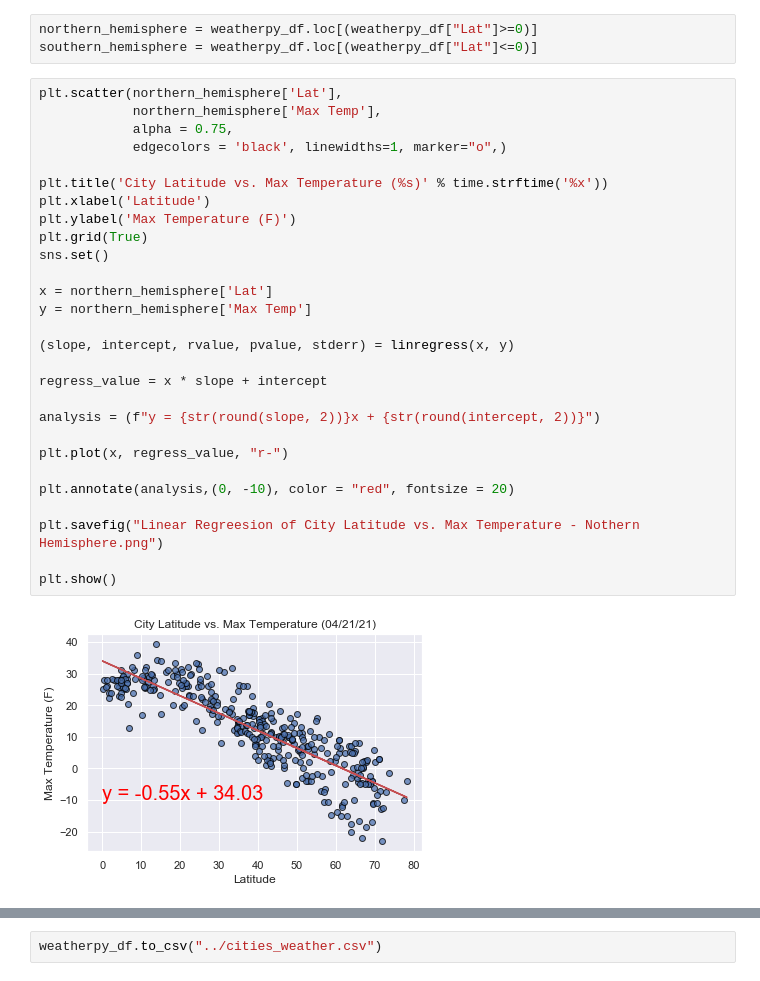
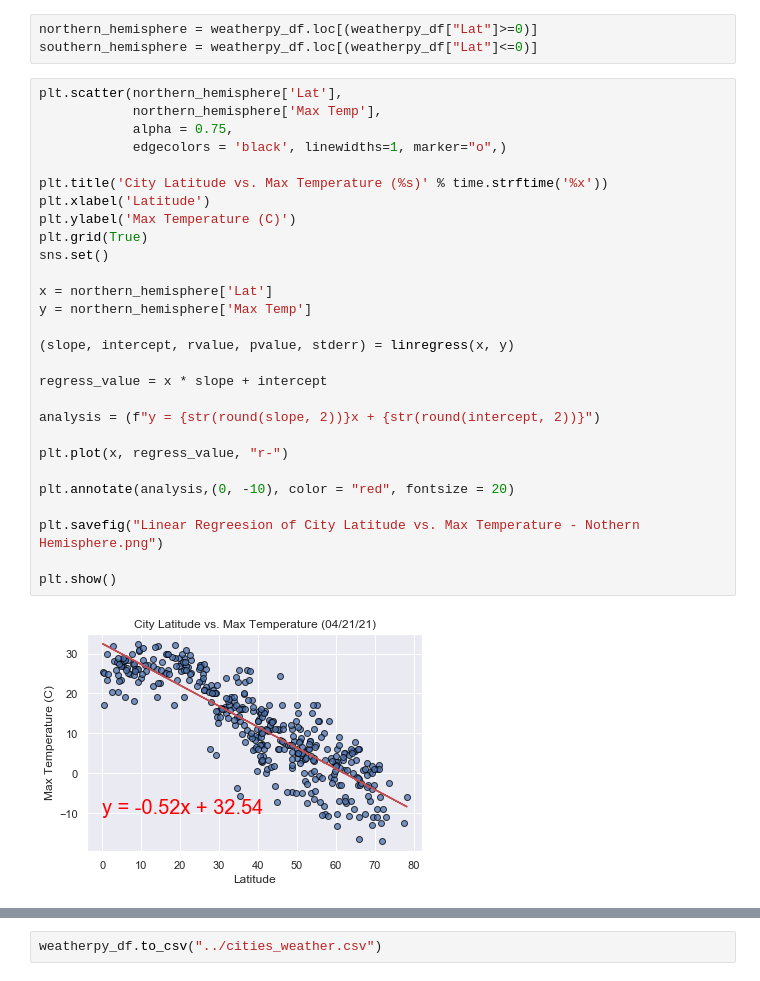
Before and after one commit to Danacw/OpenWeatherMap-API, a Jupyter notebook: WeatherPy/WeatherPy.ipynb, the cells around one changed output, grey strips where cells are left out. Saved outputs shown, nothing was run; the diff lists cells and outputs as text.

```diff
--- a/WeatherPy/WeatherPy.ipynb
+++ b/WeatherPy/WeatherPy.ipynb
@@ -229,33 +229,33 @@ southern_hemisphere = weatherpy_df.loc[(weatherpy_df["Lat"]<=0)]
 # %%
 plt.scatter(northern_hemisphere['Lat'],
             northern_hemisphere['Max Temp'],
             alpha = 0.75,
             edgecolors = 'black', linewidths=1, marker="o",)
 
 plt.title('City Latitude vs. Max Temperature (%s)' % time.strftime('%x'))
 plt.xlabel('Latitude')
-plt.ylabel('Max Temperature (F)')
+plt.ylabel('Max Temperature (C)')
 plt.grid(True)
 sns.set()
 
 x = northern_hemisphere['Lat']
 y = northern_hemisphere['Max Temp']
 
 (slope, intercept, rvalue, pvalue, stderr) = linregress(x, y)
 
 regress_value = x * slope + intercept
 
 analysis = (f"y = {str(round(slope, 2))}x + {str(round(intercept, 2))}")
 
 plt.plot(x, regress_value, "r-")
 
 plt.annotate(analysis,(0, -10), color = "red", fontsize = 20)
 
 plt.savefig("Linear Regreesion of City Latitude vs. Max Temperature - Nothern Hemisphere.png")
 
 plt.show()
 # %% [output]
-[figure, old version]
+[figure, new version]
 # %%
 plt.scatter(northern_hemisphere['Lat'],
             northern_hemisphere['Humidity'],
```
Also changed, not shown: parts of 15 cells of this notebook, 14 other files.
